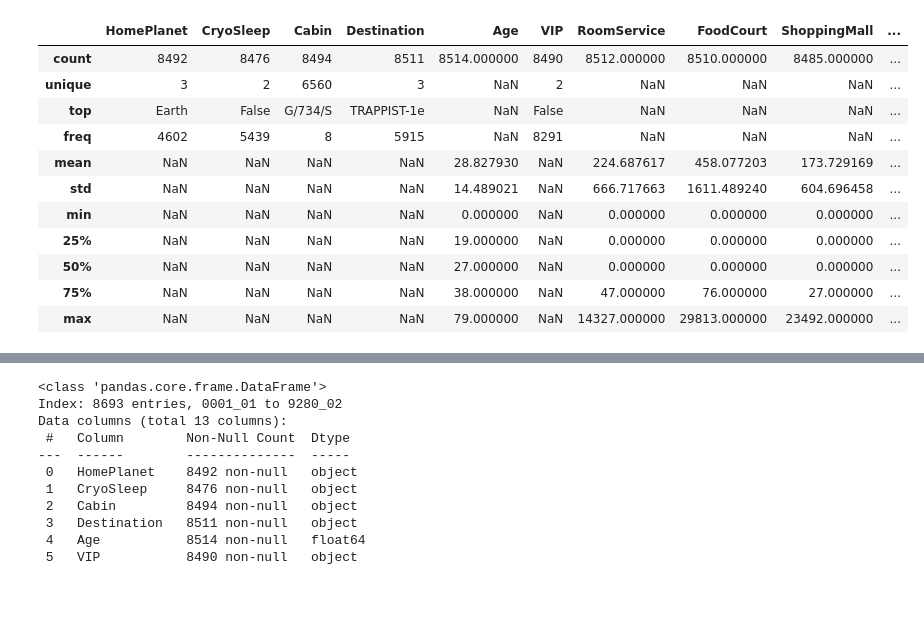
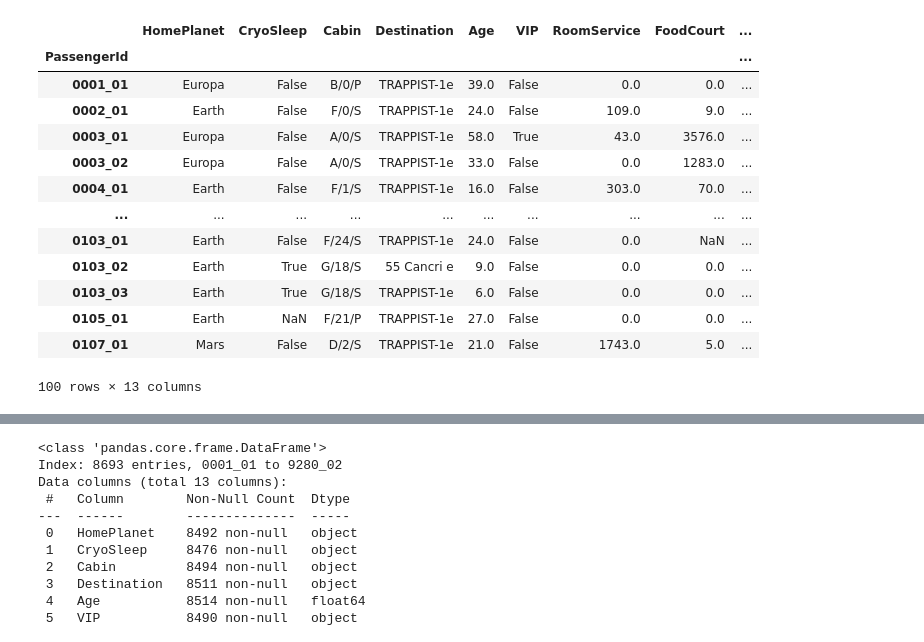
Before and after one commit to georgybarabanshchikov/otusmlbasic, a Jupyter notebook: course_work/spaceship_titianic.ipynb, the cells around one changed output, grey strips where cells are left out. Cells and saved outputs as stored; diff of their text form; code cells hidden in the pictures; blank space fills up the shorter version.

```diff
--- a/course_work/spaceship_titianic.ipynb
+++ b/course_work/spaceship_titianic.ipynb
@@ -64,17 +64,19 @@ In this competition your task is to predict whether a passenger was transported
 # %%
 import pandas as pd
 data = pd.read_csv('train.csv', index_col=0)
-data.describe(include='all')
+data.head(100)
 # %% [output]
-|  | HomePlanet | CryoSleep | Cabin | Destination | Age | VIP | RoomService | FoodCourt | ShoppingMall | ... |
-| count | 8492 | 8476 | 8494 | 8511 | 8514.000000 | 8490 | 8512.000000 | 8510.000000 | 8485.000000 | ... |
-| unique | 3 | 2 | 6560 | 3 | NaN | 2 | NaN | NaN | NaN | ... |
-| top | Earth | False | G/734/S | TRAPPIST-1e | NaN | False | NaN | NaN | NaN | ... |
-| freq | 4602 | 5439 | 8 | 5915 | NaN | 8291 | NaN | NaN | NaN | ... |
-| mean | NaN | NaN | NaN | NaN | 28.827930 | NaN | 224.687617 | 458.077203 | 173.729169 | ... |
-| std | NaN | NaN | NaN | NaN | 14.489021 | NaN | 666.717663 | 1611.489240 | 604.696458 | ... |
-| min | NaN | NaN | NaN | NaN | 0.000000 | NaN | 0.000000 | 0.000000 | 0.000000 | ... |
-| 25% | NaN | NaN | NaN | NaN | 19.000000 | NaN | 0.000000 | 0.000000 | 0.000000 | ... |
-| 50% | NaN | NaN | NaN | NaN | 27.000000 | NaN | 0.000000 | 0.000000 | 0.000000 | ... |
-| 75% | NaN | NaN | NaN | NaN | 38.000000 | NaN | 47.000000 | 76.000000 | 27.000000 | ... |
-| max | NaN | NaN | NaN | NaN | 79.000000 | NaN | 14327.000000 | 29813.000000 | 23492.000000 | ... |
+|  | HomePlanet | CryoSleep | Cabin | Destination | Age | VIP | RoomService | FoodCourt | ... |
+| PassengerId |  |  |  |  |  |  |  |  | ... |
+| 0001_01 | Europa | False | B/0/P | TRAPPIST-1e | 39.0 | False | 0.0 | 0.0 | ... |
+| 0002_01 | Earth | False | F/0/S | TRAPPIST-1e | 24.0 | False | 109.0 | 9.0 | ... |
+| 0003_01 | Europa | False | A/0/S | TRAPPIST-1e | 58.0 | True | 43.0 | 3576.0 | ... |
+| 0003_02 | Europa | False | A/0/S | TRAPPIST-1e | 33.0 | False | 0.0 | 1283.0 | ... |
+| 0004_01 | Earth | False | F/1/S | TRAPPIST-1e | 16.0 | False | 303.0 | 70.0 | ... |
+| ... | ... | ... | ... | ... | ... | ... | ... | ... | ... |
+| 0103_01 | Earth | False | F/24/S | TRAPPIST-1e | 24.0 | False | 0.0 | NaN | ... |
+| 0103_02 | Earth | True | G/18/S | 55 Cancri e | 9.0 | False | 0.0 | 0.0 | ... |
+| 0103_03 | Earth | True | G/18/S | TRAPPIST-1e | 6.0 | False | 0.0 | 0.0 | ... |
+| 0105_01 | Earth | NaN | F/21/P | TRAPPIST-1e | 27.0 | False | 0.0 | 0.0 | ... |
+| 0107_01 | Mars | False | D/2/S | TRAPPIST-1e | 21.0 | False | 1743.0 | 5.0 | ... |
+100 rows × 13 columns
```
Also changed, not shown: parts of 6 cells of this notebook.
